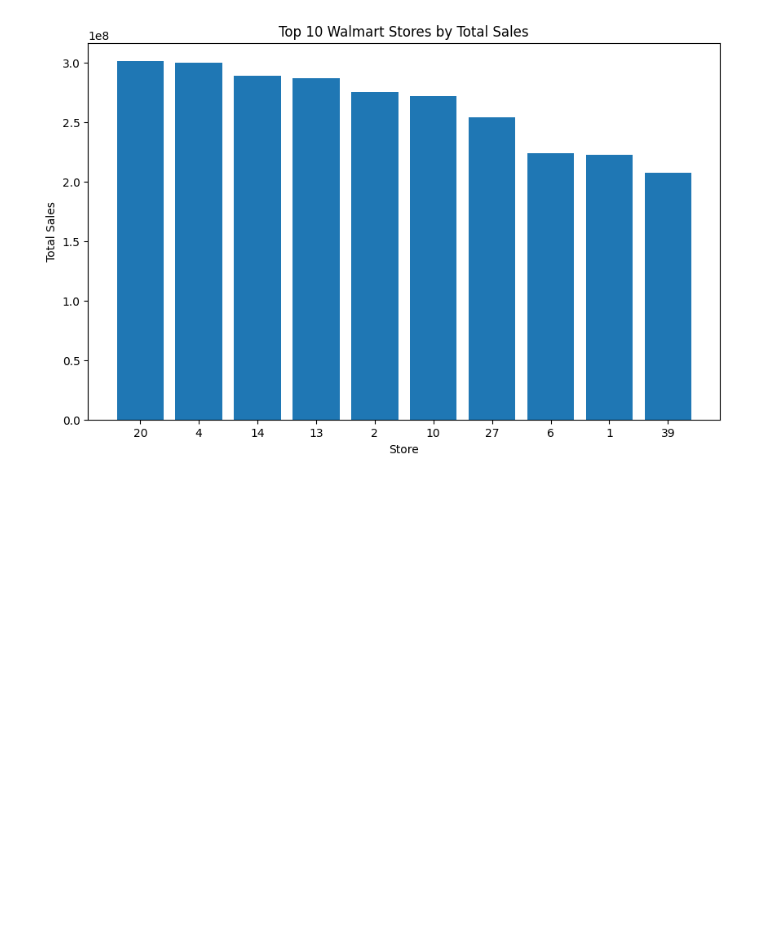
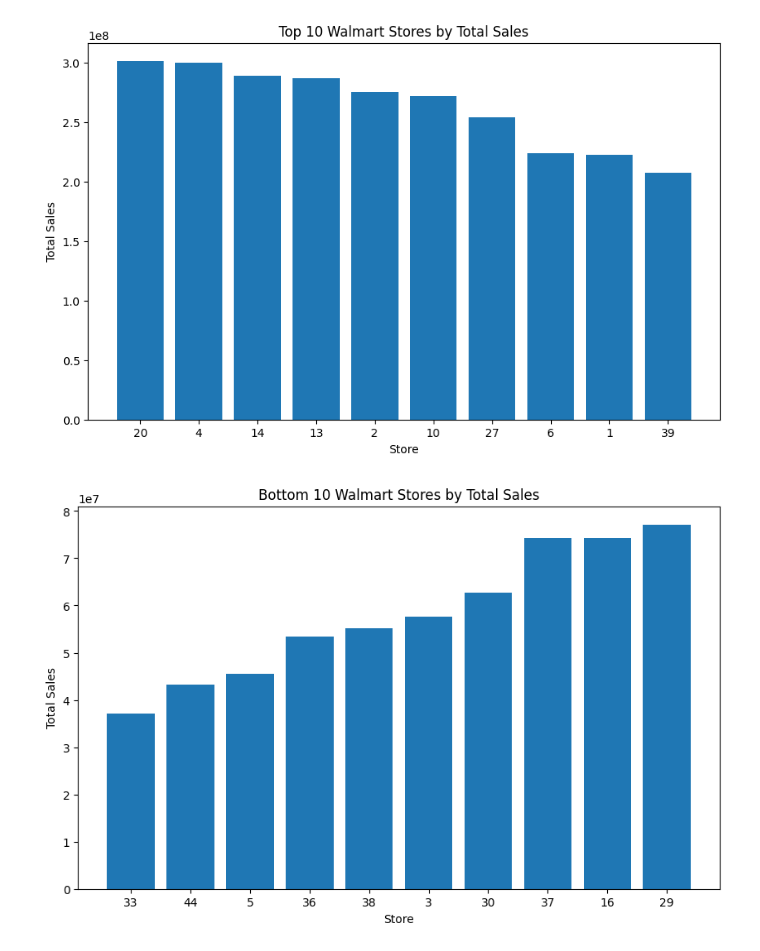
Before and after one commit to rangadaschakravarthy/Walmart-Sales-Analysis, a Jupyter notebook: notebooks/02_eda.ipynb, the cells around one changed output. Drawn from its saved outputs; the diff is of its cells as text; code cells hidden in the pictures; blank space fills up the shorter version.

Commit message:
added store performance analysis

```diff
--- a/notebooks/02_eda.ipynb
+++ b/notebooks/02_eda.ipynb
@@ -901,3 +901,16 @@ plt.savefig("../images/eda/top_10_walmart_stores_by_total_sales1.png")
 plt.show()
 # %% [output]
 [figure]
+# %%
+plt.figure(figsize=(10, 6))
+plt.bar(
+    bottom_stores["Store"].astype(str),
+    bottom_stores["Total_Sales"]
+)
+plt.title("Bottom 10 Walmart Stores by Total Sales")
+plt.xlabel("Store")
+plt.ylabel("Total Sales")
+plt.savefig("../images/eda/bottom_10_walmart_stores_by_total_sales.png")
+plt.show()
+# %% [output]
+[figure, added]
```
Also changed, not shown: parts of 8 cells of this notebook, 1 other file.
